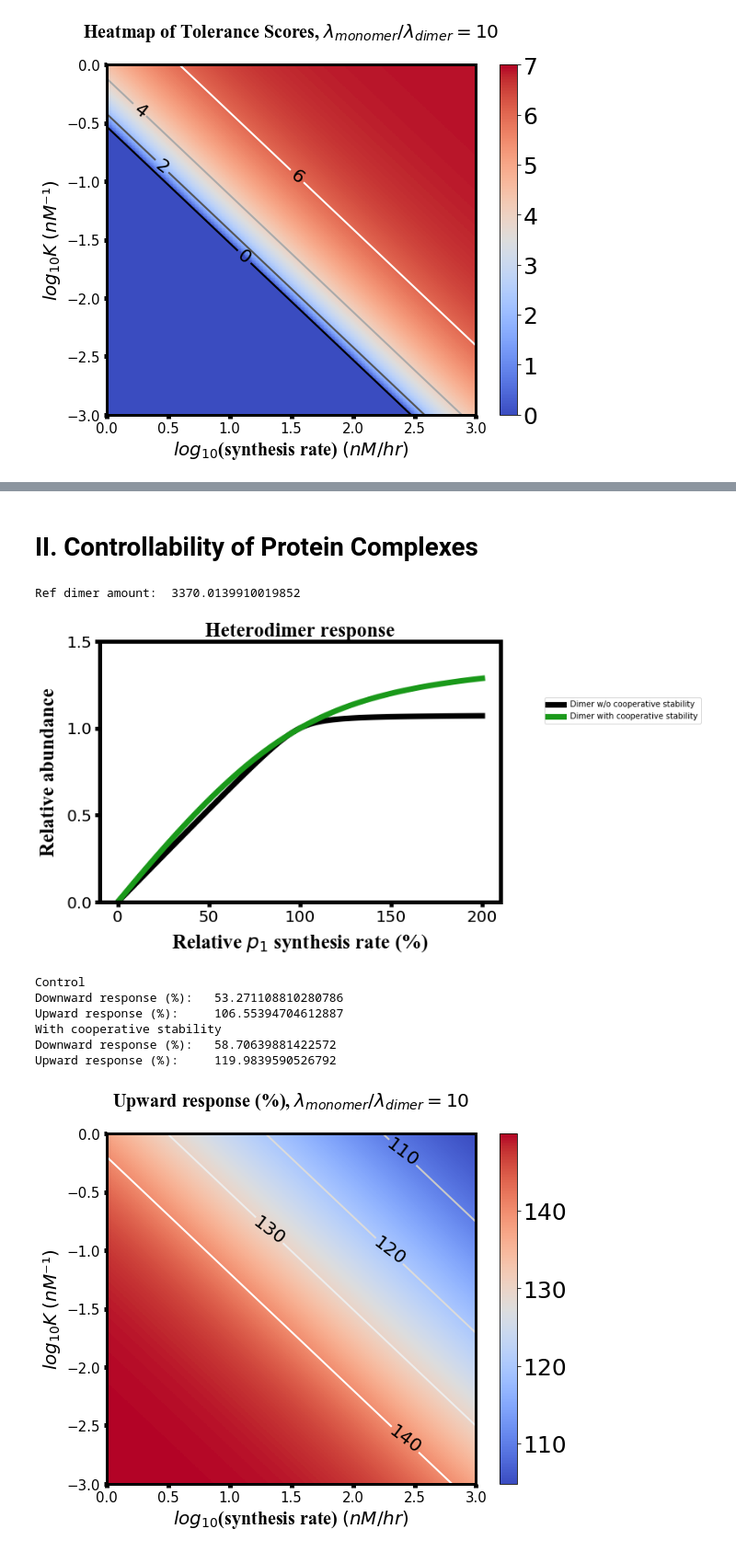
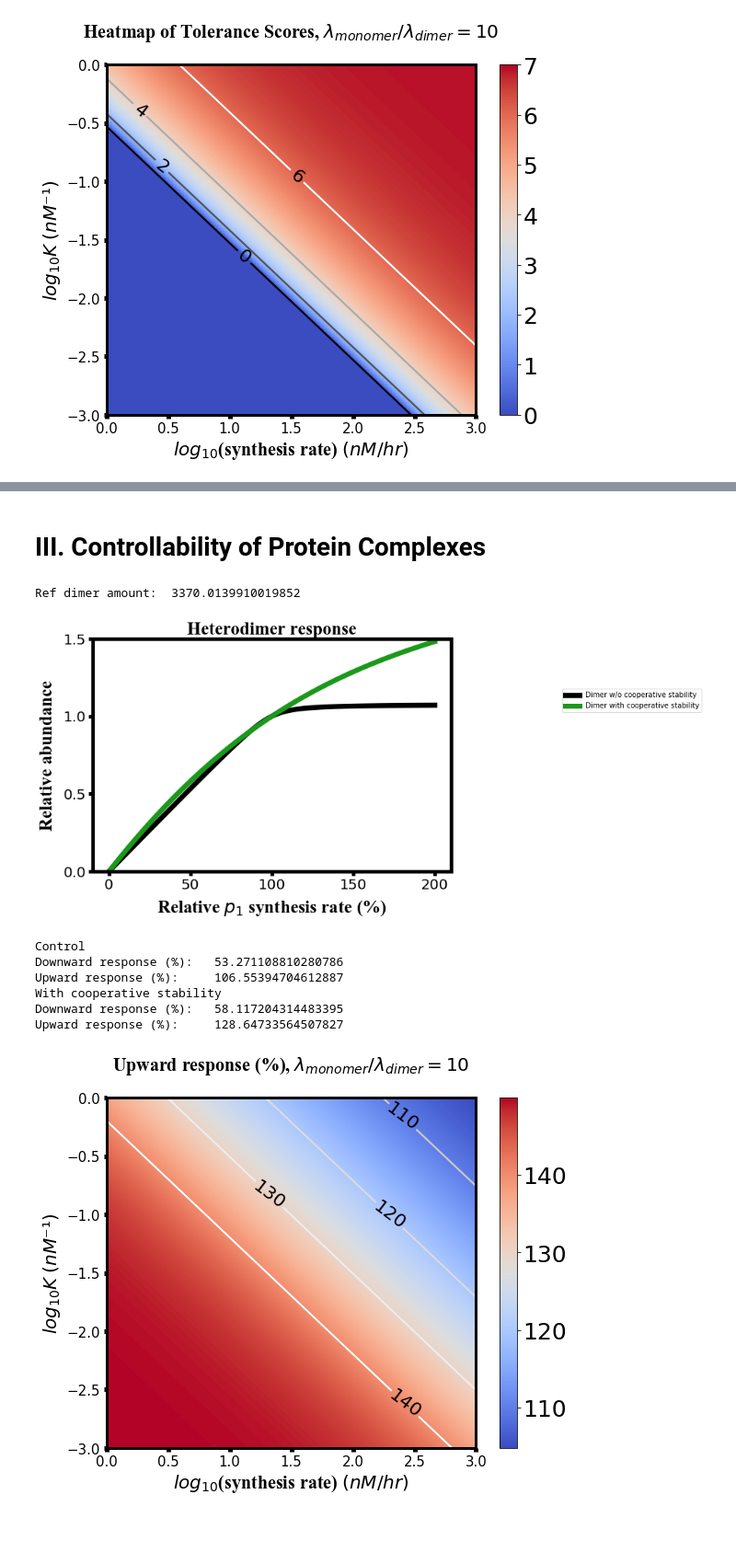
Before and after one commit to KL-Hsu/mathematical_modeling_of_complex_formation, a Jupyter notebook: Main.ipynb, the cells around one changed output, grey strips where cells are left out. Shown at 92% size. Saved outputs shown, nothing was run; the diff lists cells and outputs as text; code cells hidden in the pictures; blank space fills up the shorter version.

```diff
--- a/Main.ipynb
+++ b/Main.ipynb
@@ -29,16 +27,16 @@ tolerance_score_heatmap3D(lam_min=0.027, lam_max=0.7, k_min=0.001, k_max=1, c2=1
 # %% [markdown]
-# II. Controllability of Protein Complexes
+# III. Controllability of Protein Complexes
 # %%
-draw_dimer_response(lam1=0.135, lam2=0.027, lam3=0.027, K=0.05, c2=98, fold=2, lam12_equal=True, normalize=True, compare=True)
+draw_dimer_response(lam1=0.135, lam2=0.027, lam3=0.027, K=0.01, c2=98, fold=2, lam12_equal=True, normalize=True, compare=True)
 # %% [output]
 Ref dimer amount:  3370.0139910019852
-[figure, old version]
+[figure, new version]
 Control
 Downward response (%):   53.271108810280786
 Upward response (%):     106.55394704612887
 With cooperative stability
-Downward response (%):   58.70639881422572
-Upward response (%):     119.9839590526792
+Downward response (%):   58.117204314483395
+Upward response (%):     128.64733564507827
 # %%
 controllability_heatmap(lam1=0.27, lam3=0.027,c_min=1,c_max=1000,k_min=0.001,k_max=1,resolution1 = 500, resolution2=500, up=True)
 # %% [output]
```
Also changed, not shown: parts of 13 cells of this notebook.
